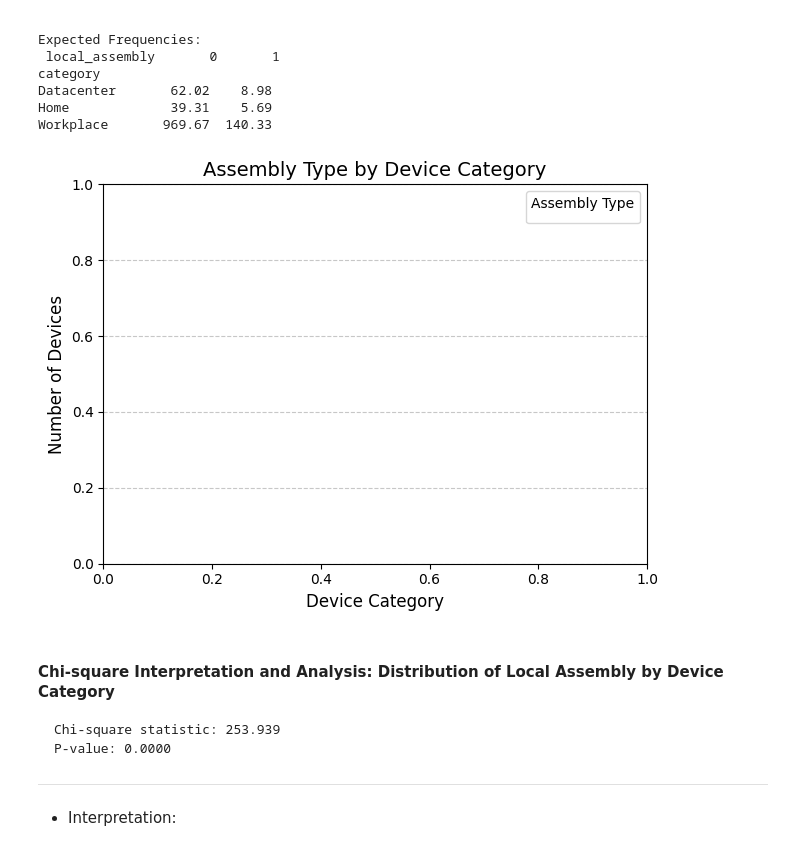
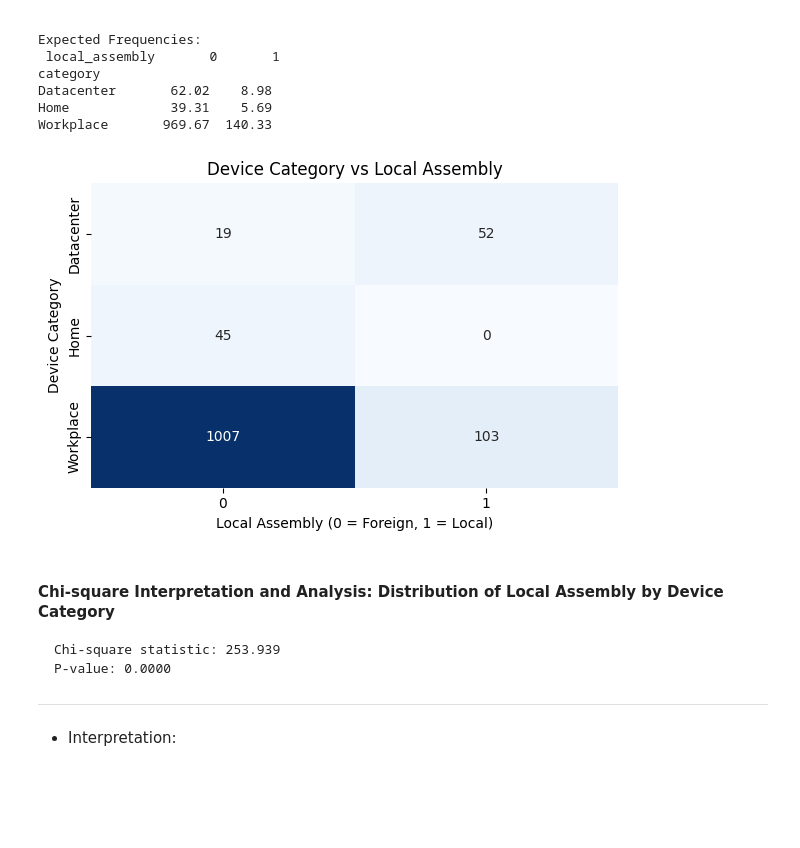
Before and after one commit to 0Londero/Data-Analysis-of-Hardware-Environmental-Impact, a Jupyter notebook: notebooks/Municipalities.ipynb, the cells around one changed output. Drawn from its saved outputs; the diff is of its cells as text; code cells hidden in the pictures; blank space fills up the shorter version.

Commit message:
fix: fixing heatmap from hypothesis 4

```diff
--- a/notebooks/Municipalities.ipynb
+++ b/notebooks/Municipalities.ipynb
@@ -374,17 +374,15 @@ Datacenter       62.02    8.98
 Home             39.31    5.69
 Workplace       969.67  140.33
 # %%
-plt.title('Assembly Type by Device Category', fontsize=14)
-plt.xlabel('Device Category', fontsize=12)
-plt.ylabel('Number of Devices', fontsize=12)
-plt.xticks(rotation=0)
-plt.legend(title='Assembly Type')
+plt.figure(figsize=(6, 4))
+sns.heatmap(contingency_table, annot=True, fmt='d', cmap='Blues', cbar=False)
+plt.title('Device Category vs Local Assembly')
+plt.xlabel('Local Assembly (0 = Foreign, 1 = Local)')
+plt.ylabel('Device Category')
 plt.tight_layout()
-plt.grid(axis='y', linestyle='--', alpha=0.7)
-
 plt.show()
 # %% [output]
-[figure, old version]
+[figure, new version]
 # %% [markdown]
 #### Chi-square Interpretation and Analysis: Distribution of Local Assembly by Device Category
 
```
